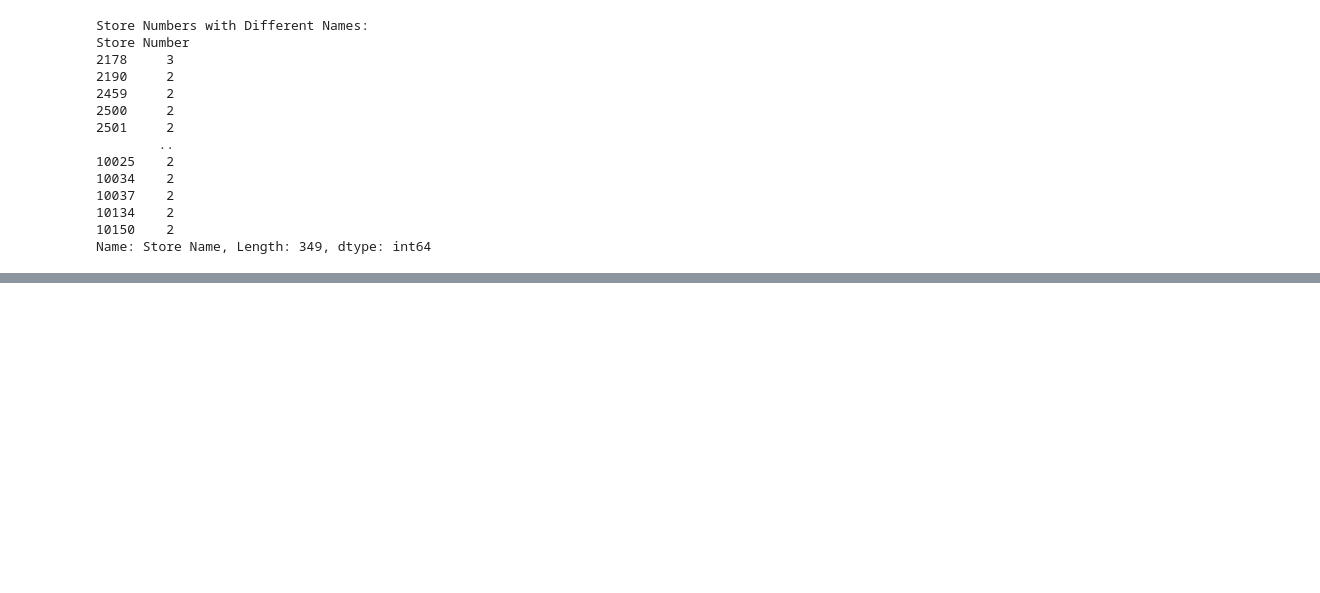
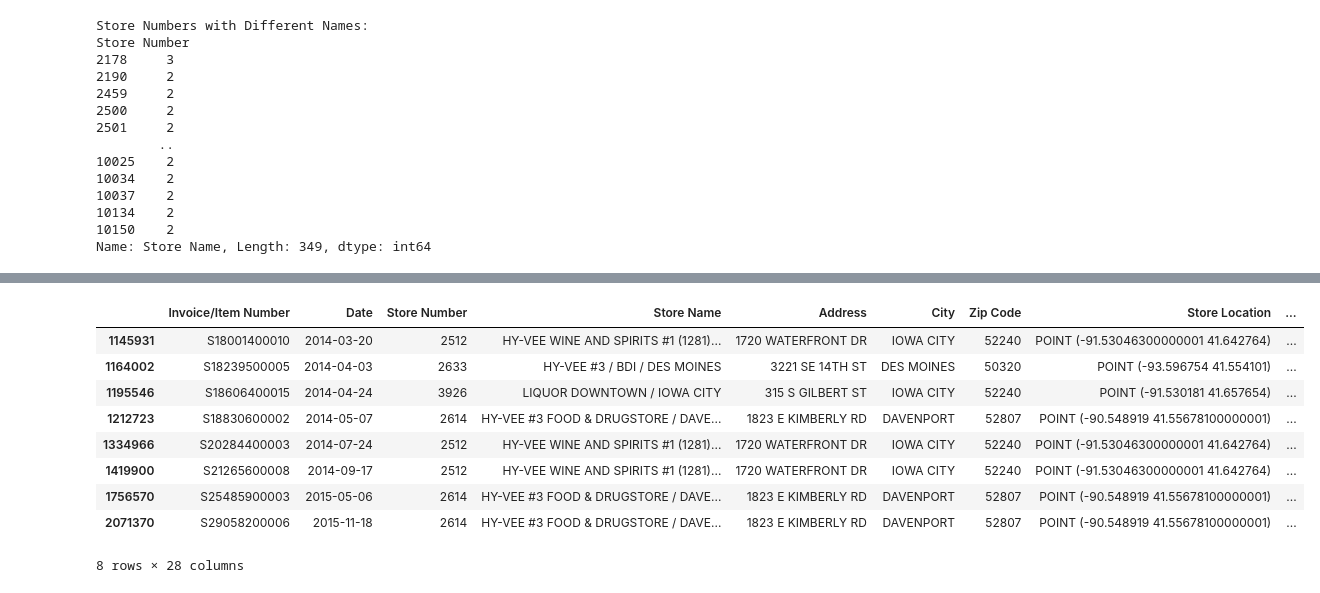
Before and after one commit to valeabrahaml/Vodka-Analysis, a Jupyter notebook: vodka_iowa.ipynb, the cells around one changed output, grey strips where cells are left out. Cells and saved outputs as stored; diff of their text form; code cells hidden in the pictures; blank space fills up the shorter version.

```diff
--- a/vodka_iowa.ipynb
+++ b/vodka_iowa.ipynb
@@ -215,0 +319,14 @@ print(data['Zip Code'].isnull().sum())
+# %%
+# check rows with bottle volume = 0
+data[data['Bottle Volume (ml)'] == 0]
+# %% [output]
+|  | Invoice/Item Number | Date | Store Number | Store Name | Address | City | Zip Code | Store Location | ... |
+| 1145931 | S18001400010 | 2014-03-20 | 2512 | HY-VEE WINE AND SPIRITS #1 (1281)... | 1720 WATERFRONT DR | IOWA CITY | 52240 | POINT (-91.53046300000001 41.642764) | ... |
+| 1164002 | S18239500005 | 2014-04-03 | 2633 | HY-VEE #3 / BDI / DES MOINES | 3221 SE 14TH ST | DES MOINES | 50320 | POINT (-93.596754 41.554101) | ... |
+| 1195546 | S18606400015 | 2014-04-24 | 3926 | LIQUOR DOWNTOWN / IOWA CITY | 315 S GILBERT ST | IOWA CITY | 52240 | POINT (-91.530181 41.657654) | ... |
+| 1212723 | S18830600002 | 2014-05-07 | 2614 | HY-VEE #3 FOOD & DRUGSTORE / DAVE... | 1823 E KIMBERLY RD | DAVENPORT | 52807 | POINT (-90.548919 41.55678100000001) | ... |
+| 1334966 | S20284400003 | 2014-07-24 | 2512 | HY-VEE WINE AND SPIRITS #1 (1281)... | 1720 WATERFRONT DR | IOWA CITY | 52240 | POINT (-91.53046300000001 41.642764) | ... |
+| 1419900 | S21265600008 | 2014-09-17 | 2512 | HY-VEE WINE AND SPIRITS #1 (1281)... | 1720 WATERFRONT DR | IOWA CITY | 52240 | POINT (-91.53046300000001 41.642764) | ... |
+| 1756570 | S25485900003 | 2015-05-06 | 2614 | HY-VEE #3 FOOD & DRUGSTORE / DAVE... | 1823 E KIMBERLY RD | DAVENPORT | 52807 | POINT (-90.548919 41.55678100000001) | ... |
+| 2071370 | S29058200006 | 2015-11-18 | 2614 | HY-VEE #3 FOOD & DRUGSTORE / DAVE... | 1823 E KIMBERLY RD | DAVENPORT | 52807 | POINT (-90.548919 41.55678100000001) | ... |
+8 rows × 28 columns
```
Also changed, not shown: parts of 33 cells of this notebook.
